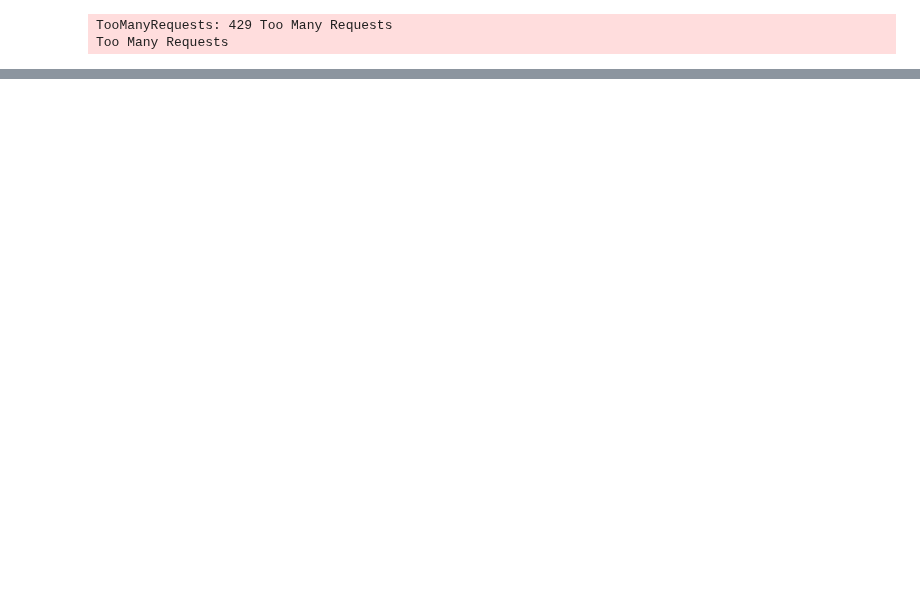
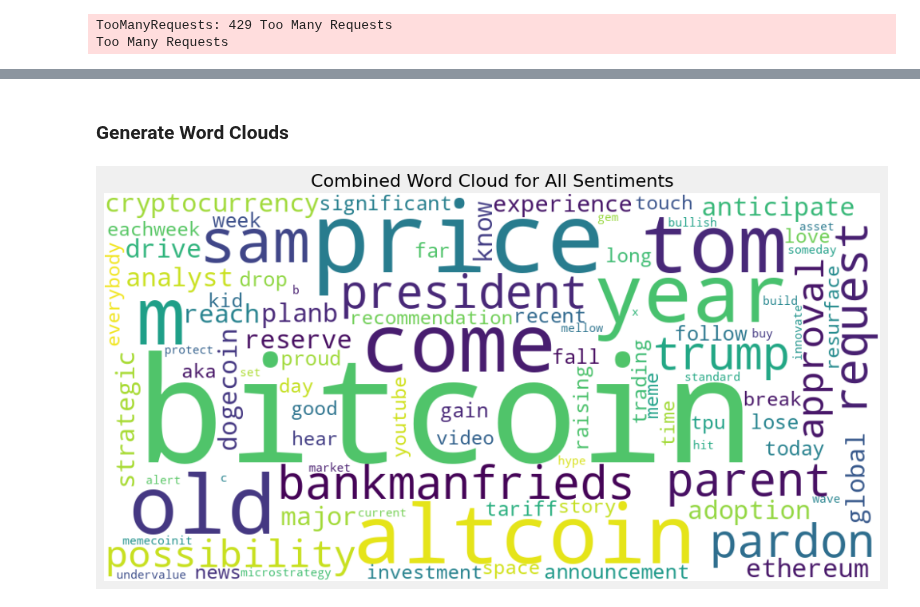
Before and after one commit to bonareri/Cryptocurrency-Price-Prediction-, a Jupyter notebook: sentiment_analysis.ipynb, the cells around one changed output, grey strips where cells are left out. Saved outputs shown, nothing was run; the diff lists cells and outputs as text; code cells hidden in the pictures; blank space fills up the shorter version.

```diff
--- a/sentiment_analysis.ipynb
+++ b/sentiment_analysis.ipynb
@@ -95,0 +243,17 @@ NameError: name 'raw_tweets' is not defined
+# %% [markdown]
+### Generate Word Clouds
+# %%
+# Combine all text from all sentiments
+all_text = " ".join(df["cleaned_text"])
+
+# Generate the word cloud
+wordcloud = WordCloud(width=1000, height=500, background_color="white", colormap="viridis").generate(all_text)
+
+# Display the word cloud
+plt.figure(figsize=(12, 6))
+plt.imshow(wordcloud, interpolation="bilinear")
+plt.axis("off")
+plt.title("Combined Word Cloud for All Sentiments", fontsize=16)
+plt.show()
+# %% [output]
+[figure, added]
```
Also changed, not shown: parts of 32 cells of this notebook.
